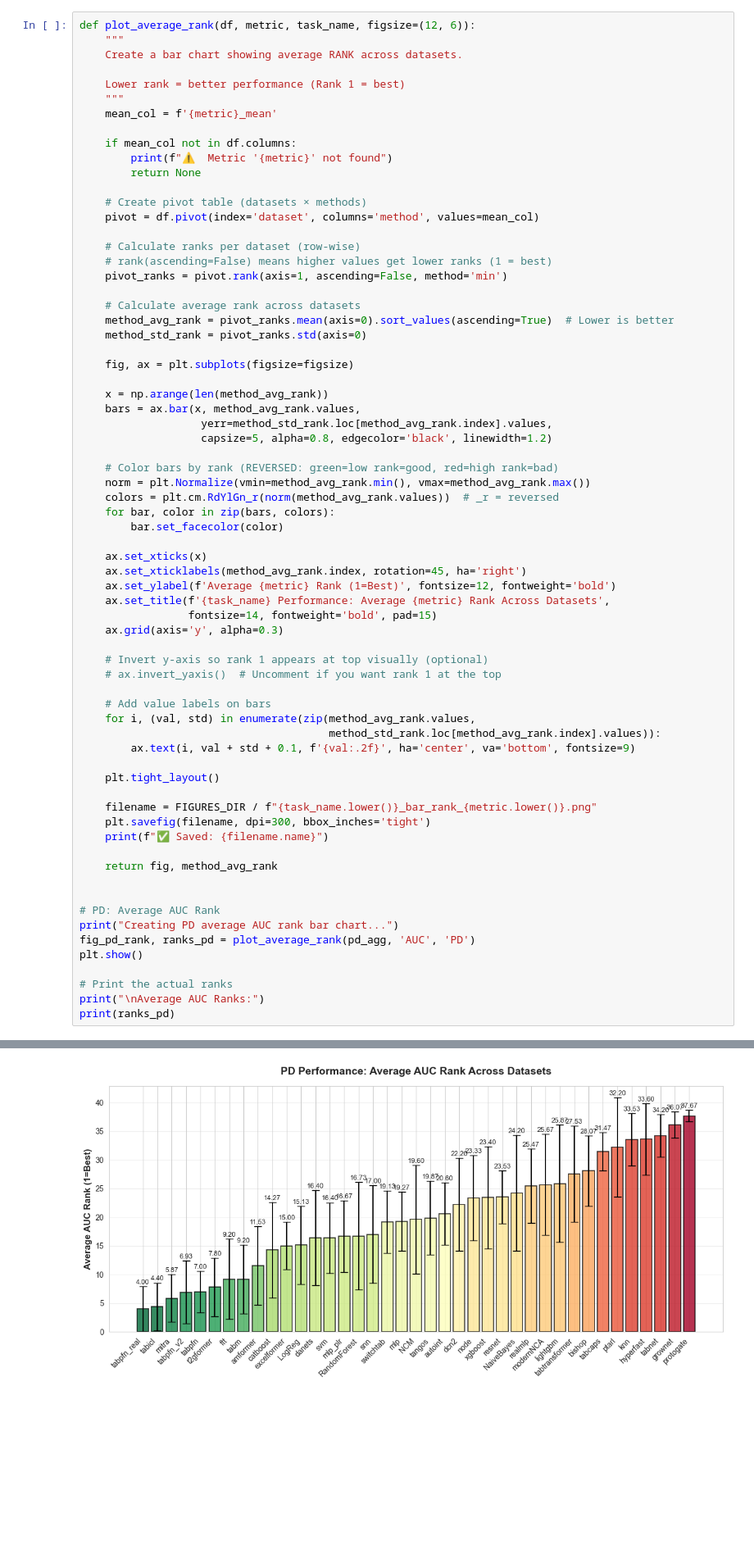
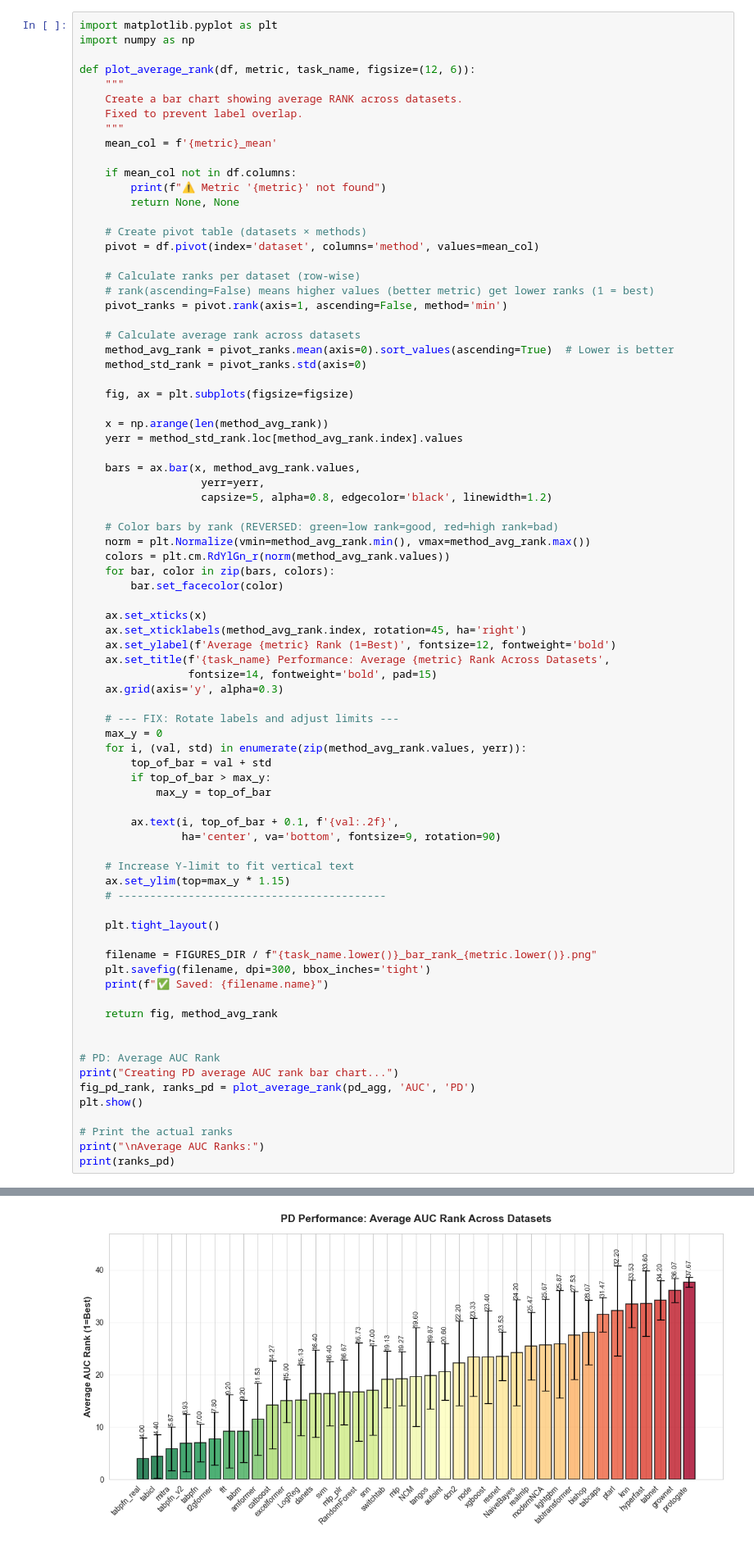
Before and after one commit to andreasgoethals/TabPFNCredit, a Jupyter notebook: notebooks/Experiment0.ipynb, the cells around one changed output, grey strips where cells are left out. Shown at 82% size. Saved outputs shown, nothing was run; the diff lists cells and outputs as text; blank space fills up the shorter version.

```diff
--- a/notebooks/Experiment0.ipynb
+++ b/notebooks/Experiment0.ipynb
@@ -466,21 +476,23 @@ plt.show()
 # %%
+import matplotlib.pyplot as plt
+import numpy as np
+
 def plot_average_rank(df, metric, task_name, figsize=(12, 6)):
     """
     Create a bar chart showing average RANK across datasets.
-
-    Lower rank = better performance (Rank 1 = best)
+    Fixed to prevent label overlap.
     """
     mean_col = f'{metric}_mean'
 
     if mean_col not in df.columns:
-        print(f"⚠️  Metric '{metric}' not found")
-        return None
+        print(f"⚠️ Metric '{metric}' not found")
+        return None, None
 
     # Create pivot table (datasets × methods)
     pivot = df.pivot(index='dataset', columns='method', values=mean_col)
 
     # Calculate ranks per dataset (row-wise)
-    # rank(ascending=False) means higher values get lower ranks (1 = best)
+    # rank(ascending=False) means higher values (better metric) get lower ranks (1 = best)
     pivot_ranks = pivot.rank(axis=1, ascending=False, method='min')
 
     # Calculate average rank across datasets
@@ -490,52 +502,60 @@ def plot_average_rank(df, metric, task_name, figsize=(12, 6)):
     fig, ax = plt.subplots(figsize=figsize)
 
     x = np.arange(len(method_avg_rank))
+    yerr = method_std_rank.loc[method_avg_rank.index].values
+
     bars = ax.bar(x, method_avg_rank.values,
-                   yerr=method_std_rank.loc[method_avg_rank.index].values,
+                   yerr=yerr,
                    capsize=5, alpha=0.8, edgecolor='black', linewidth=1.2)
 
     # Color bars by rank (REVERSED: green=low rank=good, red=high rank=bad)
     norm = plt.Normalize(vmin=method_avg_rank.min(), vmax=method_avg_rank.max())
-    colors = plt.cm.RdYlGn_r(norm(method_avg_rank.values))  # _r = reversed
+    colors = plt.cm.RdYlGn_r(norm(method_avg_rank.values))
     for bar, color in zip(bars, colors):
         bar.set_facecolor(color)
 
     ax.set_xticks(x)
     ax.set_xticklabels(method_avg_rank.index, rotation=45, ha='right')
     ax.set_ylabel(f'Average {metric} Rank (1=Best)', fontsize=12, fontweight='bold')
     ax.set_title(f'{task_name} Performance: Average {metric} Rank Across Datasets',
                  fontsize=14, fontweight='bold', pad=15)
     ax.grid(axis='y', alpha=0.3)
 
-    # Invert y-axis so rank 1 appears at top visually (optional)
-    # ax.invert_yaxis()  # Uncomment if you want rank 1 at the top
+    # --- FIX: Rotate labels and adjust limits ---
+    max_y = 0
+    for i, (val, std) in enumerate(zip(method_avg_rank.values, yerr)):
+        top_of_bar = val + std
+        if top_of_bar > max_y:
+            max_y = top_of_bar
 
-    # Add value labels on bars
-    for i, (val, std) in enumerate(zip(method_avg_rank.values,
-                                       method_std_rank.loc[method_avg_rank.index].values)):
-        ax.text(i, val + std + 0.1, f'{val:.2f}', ha='center', va='bottom', fontsize=9)
+        ax.text(i, top_of_bar + 0.1, f'{val:.2f}',
+                ha='center', va='bottom', fontsize=9, rotation=90)
+
+    # Increase Y-limit to fit vertical text
+    ax.set_ylim(top=max_y * 1.15)
+    # ------------------------------------------
 
     plt.tight_layout()
 
     filename = FIGURES_DIR / f"{task_name.lower()}_bar_rank_{metric.lower()}.png"
     plt.savefig(filename, dpi=300, bbox_inches='tight')
     print(f"✅ Saved: {filename.name}")
 
     return fig, method_avg_rank
 
 
 # PD: Average AUC Rank
 print("Creating PD average AUC rank bar chart...")
 fig_pd_rank, ranks_pd = plot_average_rank(pd_agg, 'AUC', 'PD')
 plt.show()
 
 # Print the actual ranks
 print("\nAverage AUC Ranks:")
 print(ranks_pd)
 # %% [output]
 Creating PD average AUC rank bar chart...
 ✅ Saved: pd_bar_rank_auc.png
-[figure, old version]
+[figure, new version]
 Average AUC Ranks:
 method
 tabpfn_real        4.000000
```
Also changed, not shown: parts of 5 cells of this notebook, 1 other file.
